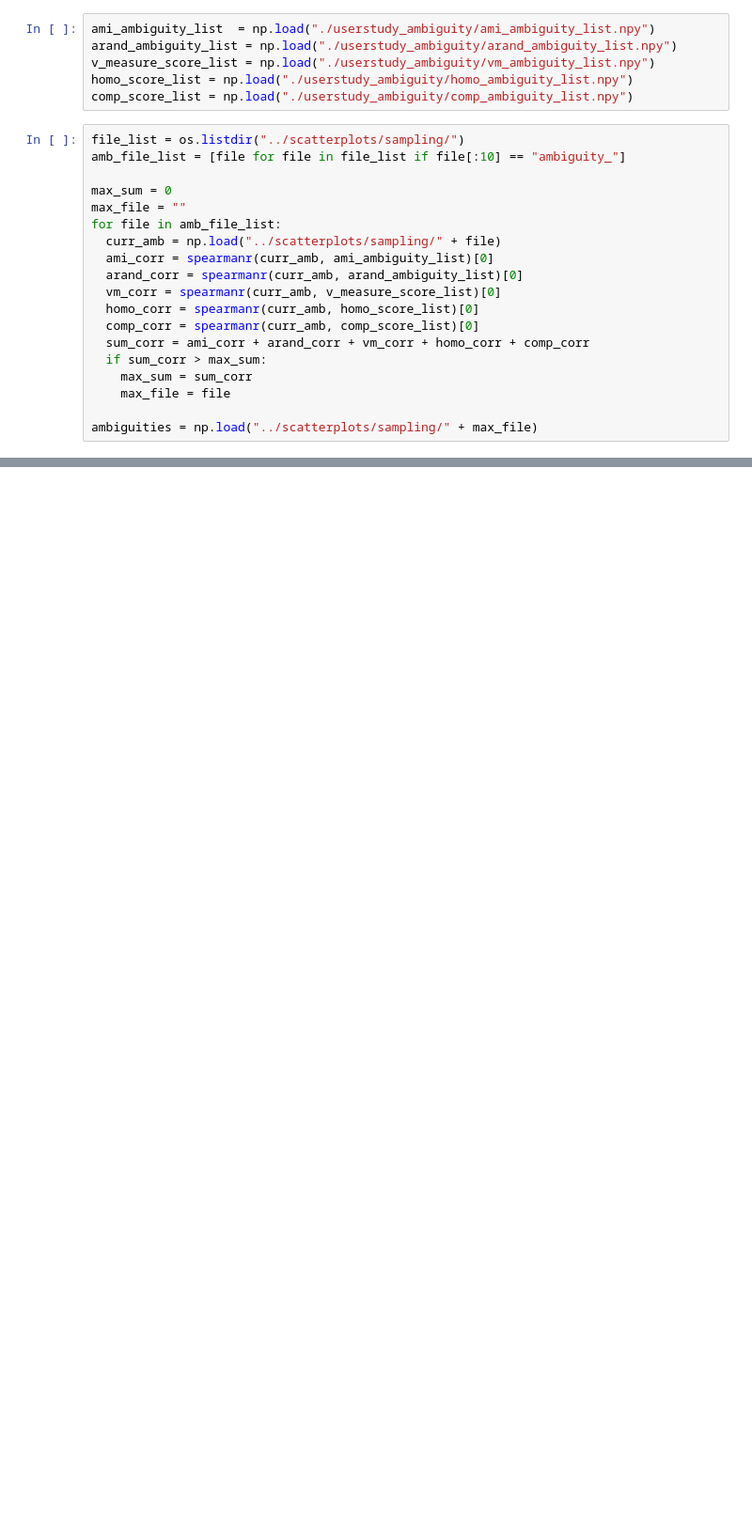
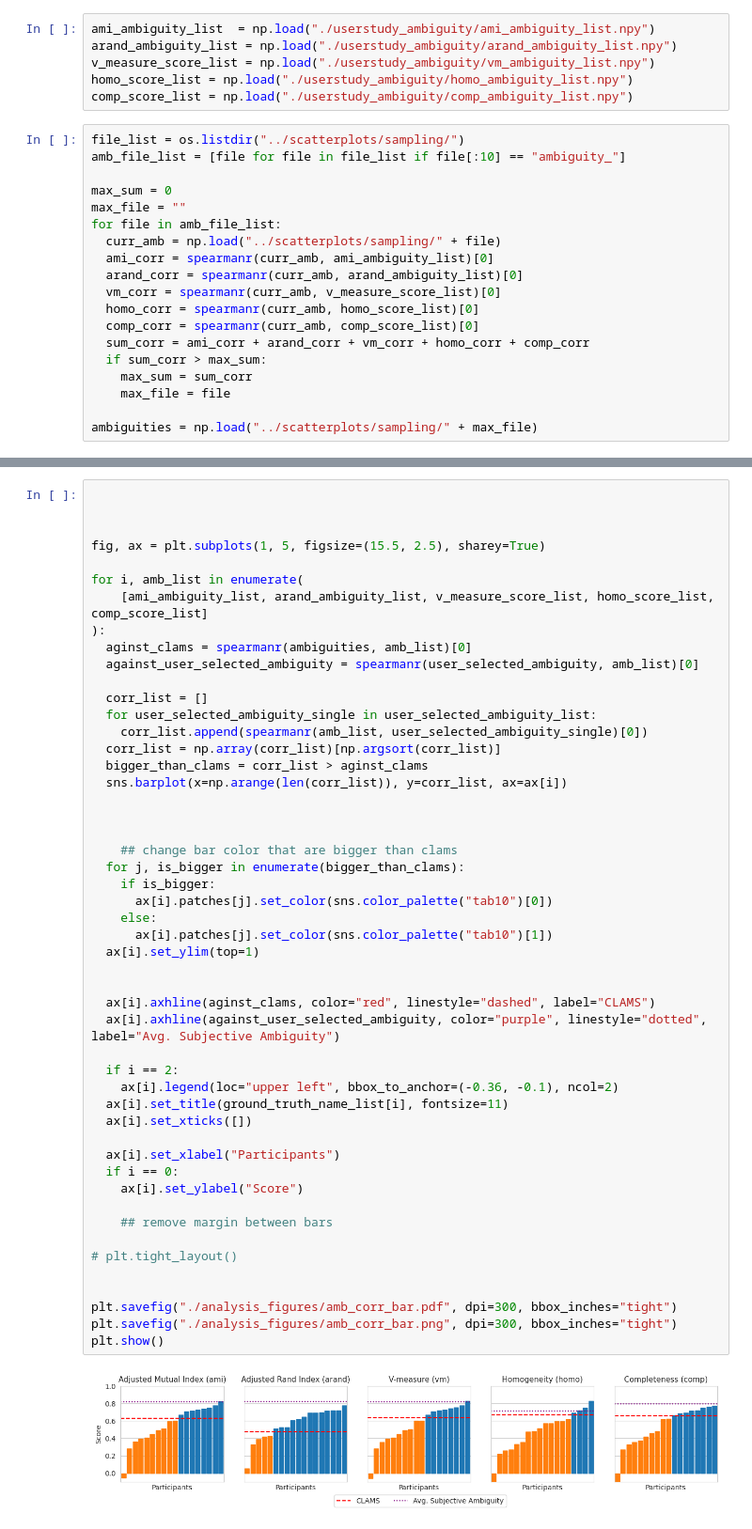
Before and after one commit to hj-n/cluster-ambiguity, a Jupyter notebook: src/scatterplots/analysis.ipynb, the cells around one changed output, grey strips where cells are left out. Shown at 94% size. Cells and saved outputs as stored; diff of their text form; blank space fills up the shorter version.

```diff
--- a/src/scatterplots/analysis.ipynb
+++ b/src/scatterplots/analysis.ipynb
@@ -274,0 +274,52 @@ Std correlation:  0.1708247125720663
+# %%
+
+
+
+fig, ax = plt.subplots(1, 5, figsize=(15.5, 2.5), sharey=True)
+
+for i, amb_list in enumerate(
+    [ami_ambiguity_list, arand_ambiguity_list, v_measure_score_list, homo_score_list, comp_score_list]
+):
+  aginst_clams = spearmanr(ambiguities, amb_list)[0]
+  against_user_selected_ambiguity = spearmanr(user_selected_ambiguity, amb_list)[0]
+
+  corr_list = []
+  for user_selected_ambiguity_single in user_selected_ambiguity_list:
+    corr_list.append(spearmanr(amb_list, user_selected_ambiguity_single)[0])
+  corr_list = np.array(corr_list)[np.argsort(corr_list)]
+  bigger_than_clams = corr_list > aginst_clams
+  sns.barplot(x=np.arange(len(corr_list)), y=corr_list, ax=ax[i])
+
+
+
+	## change bar color that are bigger than clams
+  for j, is_bigger in enumerate(bigger_than_clams):
+    if is_bigger:
+      ax[i].patches[j].set_color(sns.color_palette("tab10")[0])
+    else:
+      ax[i].patches[j].set_color(sns.color_palette("tab10")[1])
+  ax[i].set_ylim(top=1)
+
+
+  ax[i].axhline(aginst_clams, color="red", linestyle="dashed", label="CLAMS")
+  ax[i].axhline(against_user_selected_ambiguity, color="purple", linestyle="dotted", label="Avg. Subjective Ambiguity")
+
+  if i == 2:
+    ax[i].legend(loc="upper left", bbox_to_anchor=(-0.36, -0.1), ncol=2)
+  ax[i].set_title(ground_truth_name_list[i], fontsize=11)
+  ax[i].set_xticks([])
+
+  ax[i].set_xlabel("Participants")
+  if i == 0:
+    ax[i].set_ylabel("Score")
+
+	## remove margin between bars
+
+# plt.tight_layout()
+
+
+plt.savefig("./analysis_figures/amb_corr_bar.pdf", dpi=300, bbox_inches="tight")
+plt.savefig("./analysis_figures/amb_corr_bar.png", dpi=300, bbox_inches="tight")
+plt.show()
+# %% [output]
+[figure, added]
```
Also changed, not shown: parts of 9 cells of this notebook, 1 other file.
